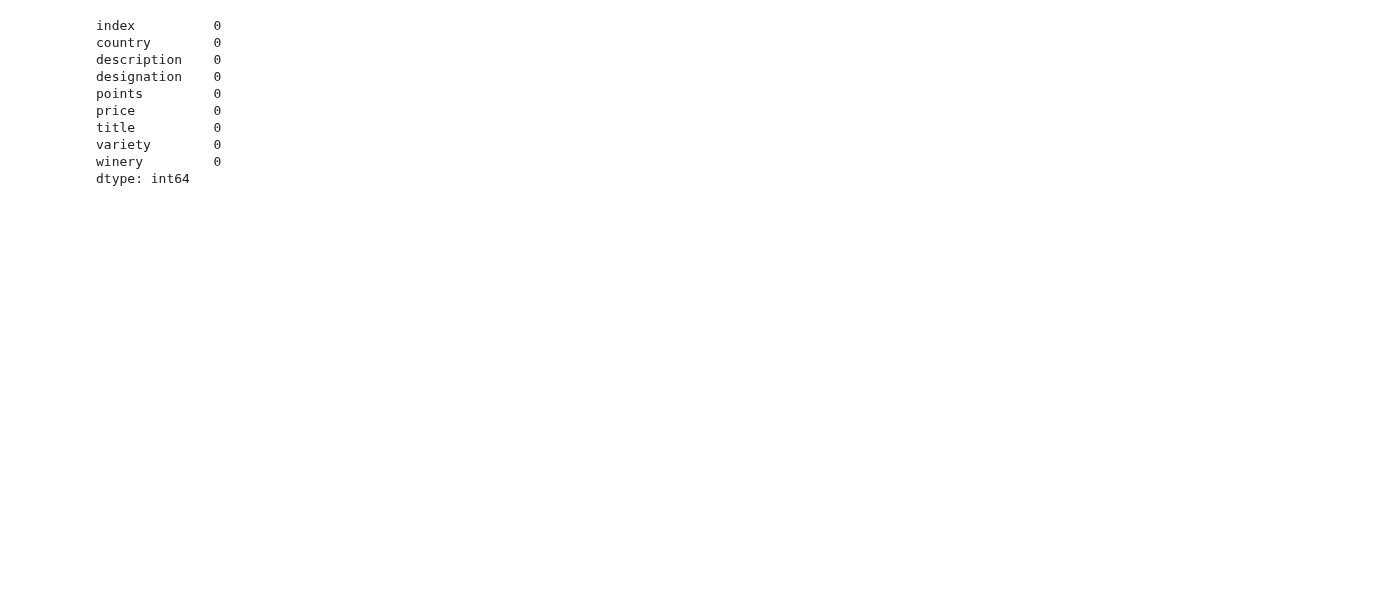
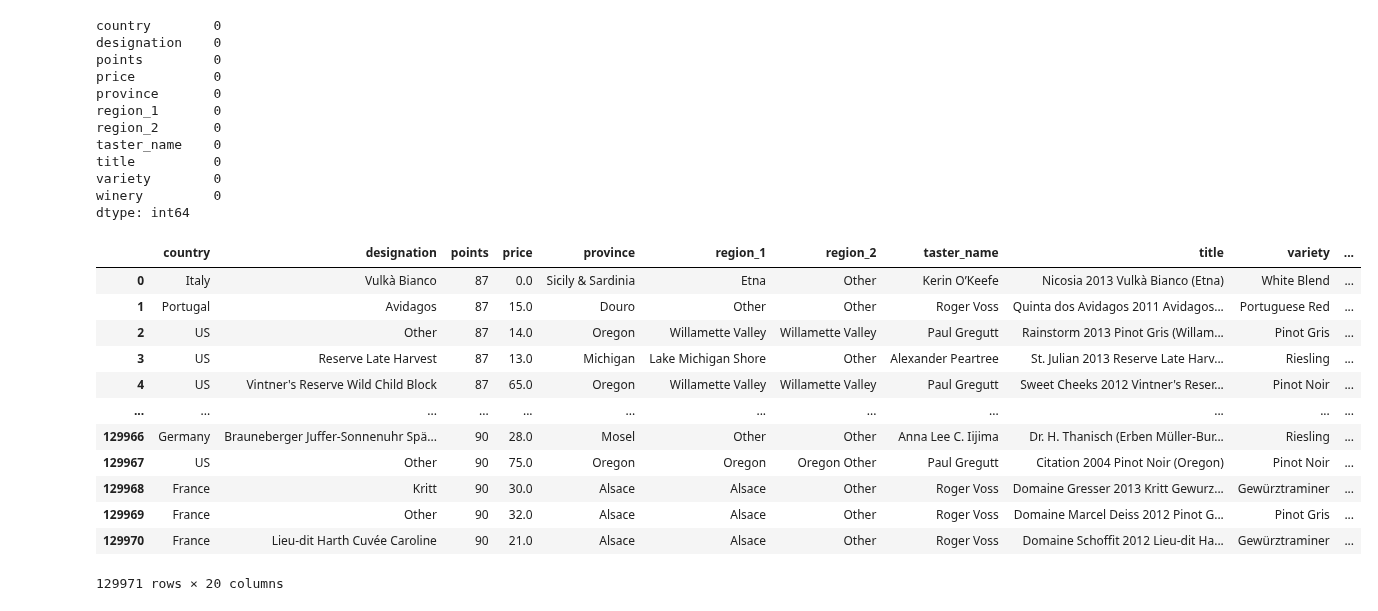
Before and after one commit to chois11/7072CEM-ML, a Jupyter notebook: data_preprocessing.ipynb, the cells around one changed output. Saved outputs shown, nothing was run; the diff lists cells and outputs as text; code cells hidden in the pictures; blank space fills up the shorter version.

Commit message:
Data labeling

```diff
--- a/data_preprocessing.ipynb
+++ b/data_preprocessing.ipynb
@@ -72,20 +77,57 @@ winery             0
 dtype: int64
 # %%
 # Replace missing values with a string
-df['country'].fillna('Empty', inplace=True)
-df['designation'].fillna('Empty', inplace=True)
+df['country'].fillna('Other', inplace=True)
+df['designation'].fillna('Other', inplace=True)
 df['price'].fillna(0, inplace=True)
-df['variety'].fillna('Empty', inplace=True)
+df['variety'].fillna('Other', inplace=True)
+df['province'].fillna('Other', inplace=True)
+df['region_1'].fillna('Other', inplace=True)
+df['region_2'].fillna('Other', inplace=True)
+df['taster_name'].fillna('Other', inplace=True)
 
 df.isnull().sum() # Show the remain NaN values
 # %% [output]
-index          0
 country        0
-description    0
 designation    0
 points         0
 price          0
+province       0
+region_1       0
+region_2       0
+taster_name    0
 title          0
 variety        0
 winery         0
 dtype: int64
+# %%
+# creating instance of labelencoder
+labelencoder = LabelEncoder()
+# %%
+dataset_labeled = df.copy()
+# %%
+# Assigning numerical values and storing in another column
+dataset_labeled['country_Cat'] = labelencoder.fit_transform(dataset_labeled['country'])
+dataset_labeled['designation_Cat'] = labelencoder.fit_transform(dataset_labeled['designation'])
+dataset_labeled['province_Cat'] = labelencoder.fit_transform(dataset_labeled['province'])
+dataset_labeled['region_1_Cat'] = labelencoder.fit_transform(dataset_labeled['region_1'])
+dataset_labeled['region_2_Cat'] = labelencoder.fit_transform(dataset_labeled['region_2'])
+dataset_labeled['taster_name_Cat'] = labelencoder.fit_transform(dataset_labeled['taster_name'])
+dataset_labeled['title_Cat'] = labelencoder.fit_transform(dataset_labeled['title'])
+dataset_labeled['variety_Cat'] = labelencoder.fit_transform(dataset_labeled['variety'])
+dataset_labeled['winery_Cat'] = labelencoder.fit_transform(dataset_labeled['winery'])
+dataset_labeled
+# %% [output]
+|  | country | designation | points | price | province | region_1 | region_2 | taster_name | title | variety | ... |
+| 0 | Italy | Vulkà Bianco | 87 | 0.0 | Sicily & Sardinia | Etna | Other | Kerin O’Keefe | Nicosia 2013 Vulkà Bianco (Etna) | White Blend | ... |
+| 1 | Portugal | Avidagos | 87 | 15.0 | Douro | Other | Other | Roger Voss | Quinta dos Avidagos 2011 Avidagos... | Portuguese Red | ... |
+| 2 | US | Other | 87 | 14.0 | Oregon | Willamette Valley | Willamette Valley | Paul Gregutt | Rainstorm 2013 Pinot Gris (Willam... | Pinot Gris | ... |
+| 3 | US | Reserve Late Harvest | 87 | 13.0 | Michigan | Lake Michigan Shore | Other | Alexander Peartree | St. Julian 2013 Reserve Late Harv... | Riesling | ... |
+| 4 | US | Vintner's Reserve Wild Child Block | 87 | 65.0 | Oregon | Willamette Valley | Willamette Valley | Paul Gregutt | Sweet Cheeks 2012 Vintner's Reser... | Pinot Noir | ... |
+| ... | ... | ... | ... | ... | ... | ... | ... | ... | ... | ... | ... |
+| 129966 | Germany | Brauneberger Juffer-Sonnenuhr Spä... | 90 | 28.0 | Mosel | Other | Other | Anna Lee C. Iijima | Dr. H. Thanisch (Erben Müller-Bur... | Riesling | ... |
+| 129967 | US | Other | 90 | 75.0 | Oregon | Oregon | Oregon Other | Paul Gregutt | Citation 2004 Pinot Noir (Oregon) | Pinot Noir | ... |
+| 129968 | France | Kritt | 90 | 30.0 | Alsace | Alsace | Other | Roger Voss | Domaine Gresser 2013 Kritt Gewurz... | Gewürztraminer | ... |
+| 129969 | France | Other | 90 | 32.0 | Alsace | Alsace | Other | Roger Voss | Domaine Marcel Deiss 2012 Pinot G... | Pinot Gris | ... |
+| 129970 | France | Lieu-dit Harth Cuvée Caroline | 90 | 21.0 | Alsace | Alsace | Other | Roger Voss | Domaine Schoffit 2012 Lieu-dit Ha... | Gewürztraminer | ... |
+129971 rows × 20 columns
```
Also changed, not shown: parts of 10 cells of this notebook, 5 other files.
